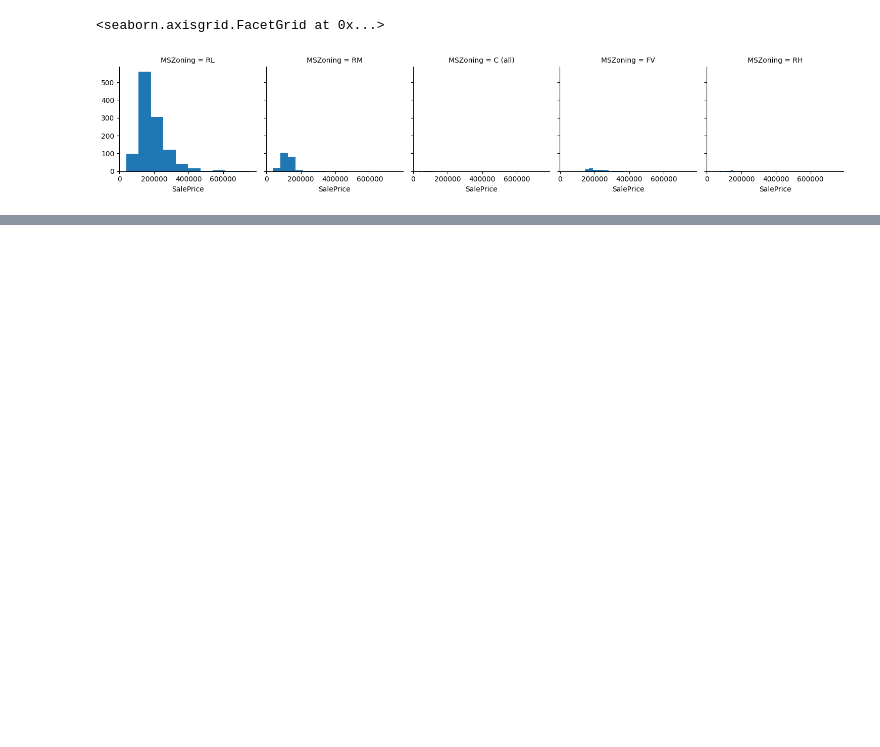
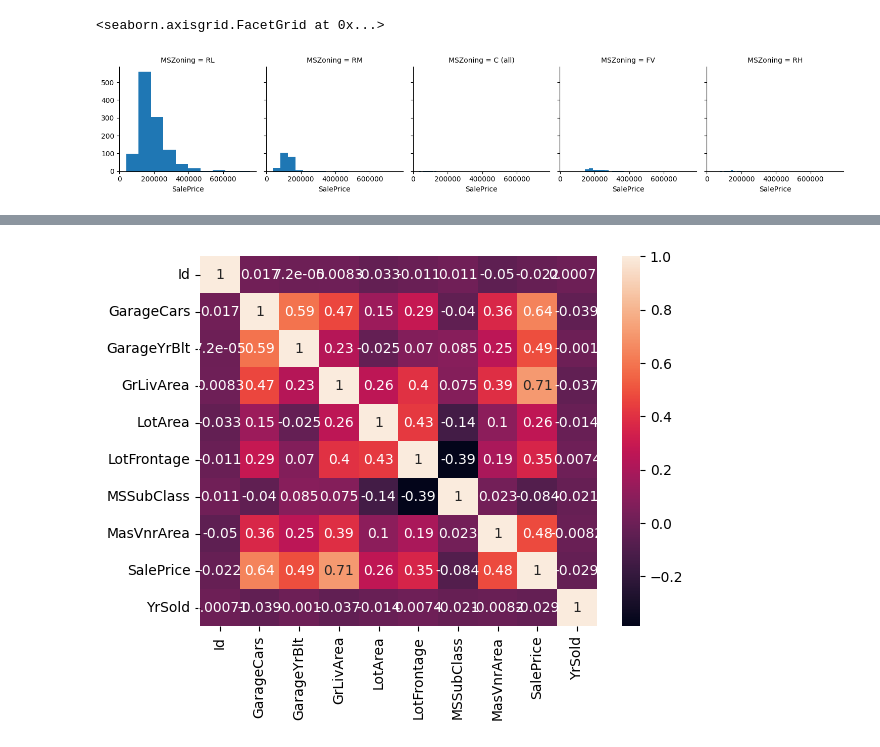
Before and after one commit to AoruFernando01/AoruFernando01, a Jupyter notebook: AulaIA05092022.ipynb, the cells around one changed output, grey strips where cells are left out. Drawn from its saved outputs; the diff is of its cells as text; code cells hidden in the pictures; blank space fills up the shorter version.

```diff
--- a/AulaIA05092022.ipynb
+++ b/AulaIA05092022.ipynb
@@ -117,0 +178,5 @@ g.map(plt.hist,'SalePrice', bins=10)
+# %%
+# Grafico da correlação do df_menor, que contém 4 Variáveis
+ax = sns.heatmap(df_menor.corr(), annot=True)
+# %% [output]
+[figure, added]
```
Also changed, not shown: parts of 8 cells of this notebook.
